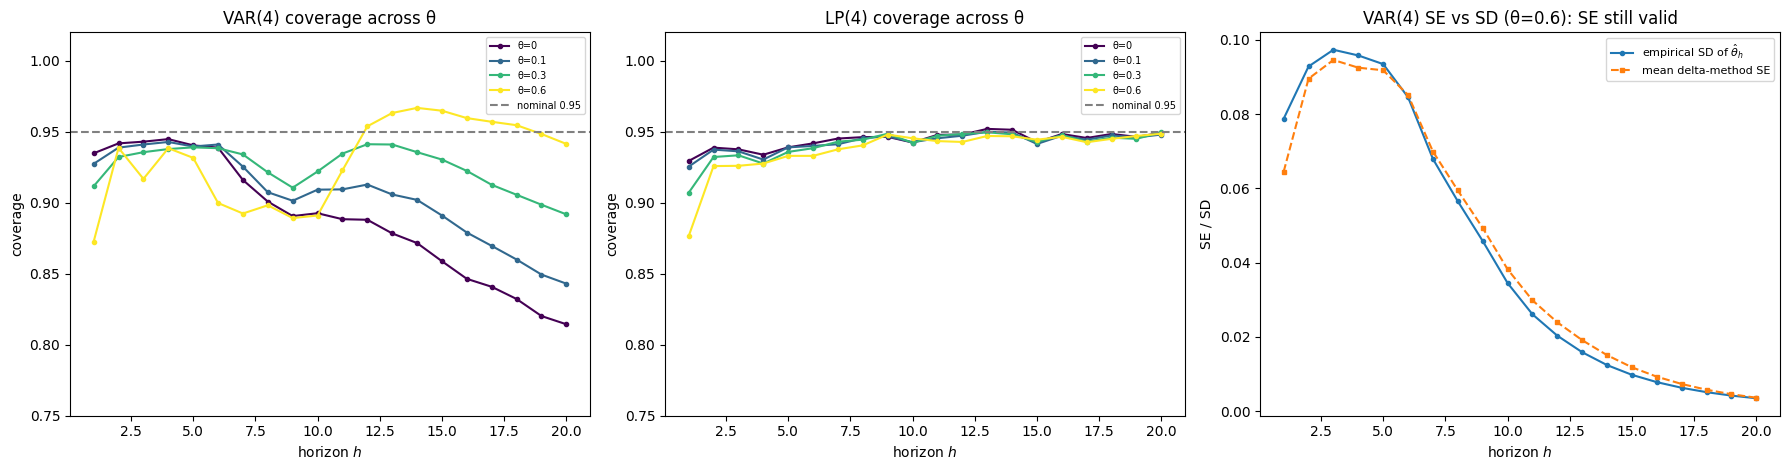
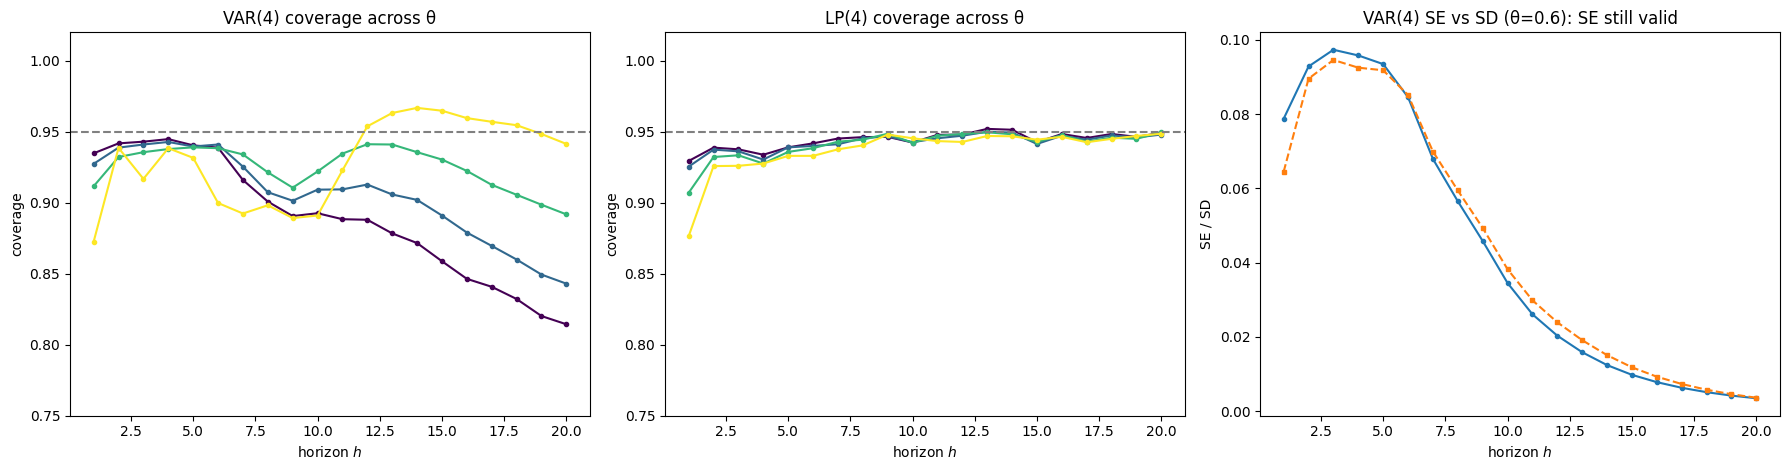
The notebook cell's code change between the first figure and the second:
--- before
+++ after
@@ -47,5 +47,5 @@
     ax.axhline(0.95, color="gray", ls="--", label="nominal 0.95")
     ax.set_ylim(_ylo, 1.02); ax.set_xlabel("horizon $h$"); ax.set_ylabel("coverage")
-    ax.set_title(f"{nm} coverage across θ"); ax.legend(fontsize=7)
+    ax.set_title(f"{nm} coverage across θ")
 
 axv = axes[2]
@@ -53,5 +53,5 @@
 axv.plot(hgrid[1:], val["se"][1:], "s--", ms=3, label="mean delta-method SE")
 axv.set_xlabel("horizon $h$"); axv.set_ylabel("SE / SD")
-axv.set_title("VAR(4) SE vs SD (θ=0.6): SE still valid"); axv.legend(fontsize=8)
+axv.set_title("VAR(4) SE vs SD (θ=0.6): SE still valid")
 # fig.suptitle(f"Coverage of 95% CIs under misspecification, T={T_COV}, B={N_COV}, ρ={RHO} ({Scenario})", fontweight="bold")
 fig.tight_layout()

Commit: add BL results